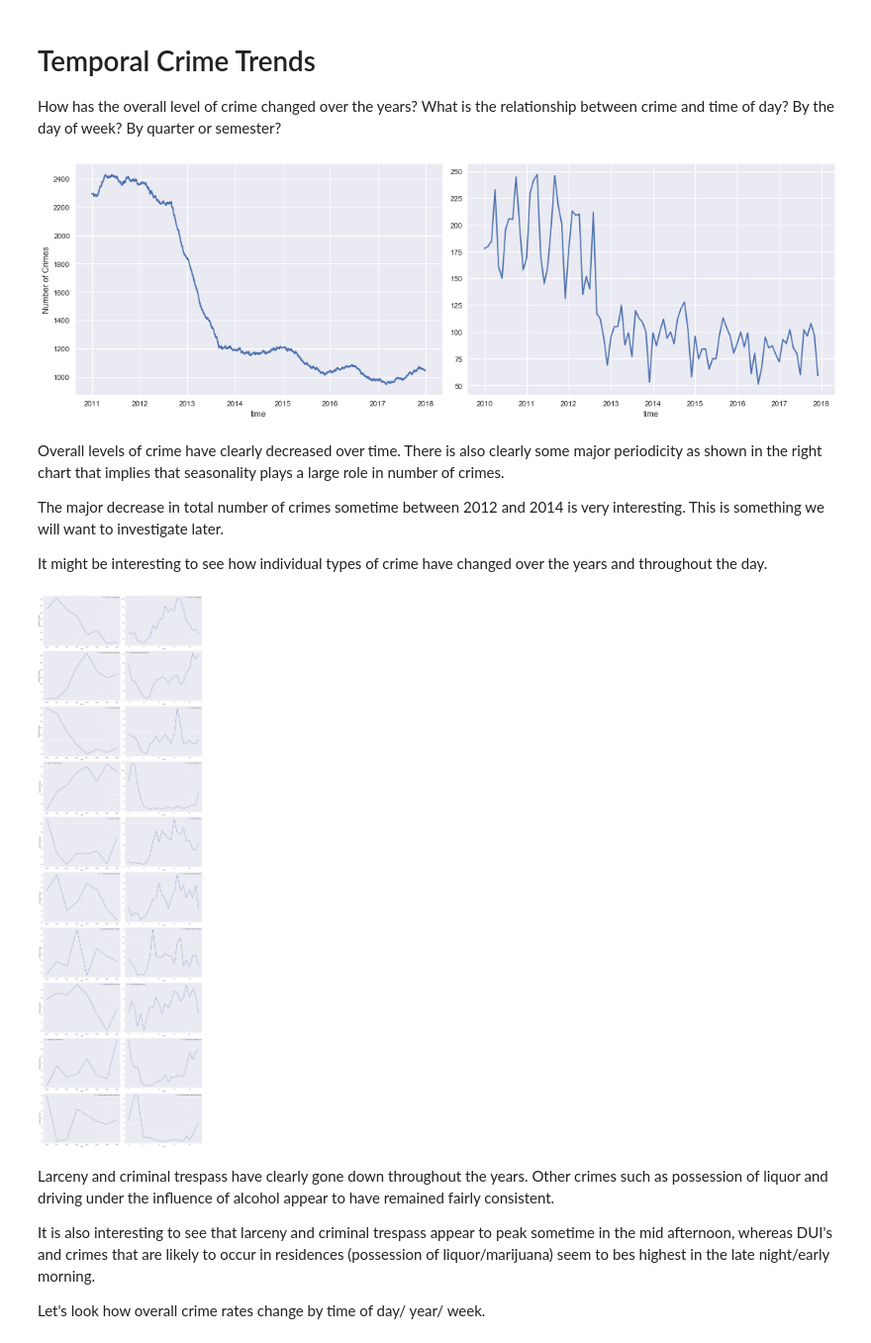
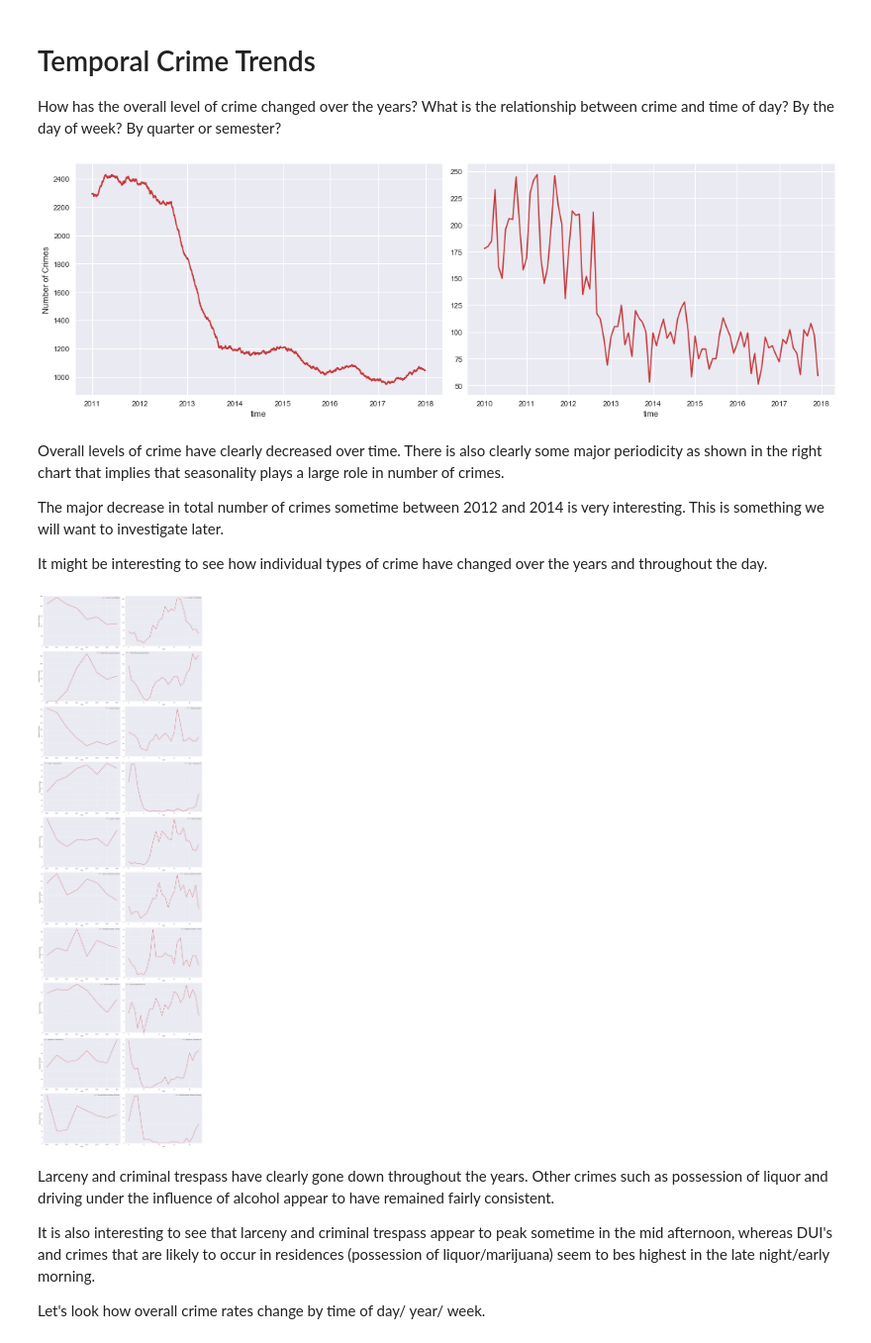
Before and after one commit to pspratling/Forecasting-Crime-around-the-Georgia-Tech-Campus, a Jupyter notebook: Project/Exploratory Data Analysis.ipynb, the cells around one changed output. Shown at 99% size. Saved outputs shown, nothing was run; the diff lists cells and outputs as text; code cells hidden in the pictures.

```diff
--- a/Project/Exploratory Data Analysis.ipynb
+++ b/Project/Exploratory Data Analysis.ipynb
@@ -6,6 +6,7 @@ import numpy as np
 import mplleaflet
 %matplotlib inline
 plt.style.use('seaborn')
+sns.set_palette(sns.color_palette("Set1", n_colors=7, desat=0.7))
 # %% [markdown]
 # Importing Data
 
@@ -79,7 +84,7 @@ ax[0].set_ylabel('Number of Crimes')
 plt.tight_layout()
 plt.show()
 # %% [output]
-[figure, old version]
+[figure, new version]
 # %% [markdown]
 Overall levels of crime have clearly decreased over time. There is also clearly some major periodicity as shown in the right chart that implies that seasonality plays a large role in number of crimes.
 
@@ -89,23 +94,25 @@ It might be interesting to see how individual types of crime have changed over t
 # %%
 fig, ax = plt.subplots(10, 2, figsize=(18,60))
 #grouping by top crimes and time
 crime_year = c.groupby(['description', 'year']).size().unstack().fillna(0)
 crime_hour = c.groupby(['description', 'hour']).size().unstack().fillna(0)
 crime_year = crime_year.loc[top_crimes]
 crime_hour = crime_hour.loc[top_crimes]
 
 #plotting each crime side-by-side:
 #left: crime trend over the year
 #right: crime trend through the day
 for i in range(10):
     crime_year.iloc[i].plot(ax=ax[i, 0], legend=True)
     crime_hour.iloc[i].plot(ax=ax[i, 1], legend=True)
+    ax[i, 0].set_ylim(ymin=0)
+    ax[i, 1].set_ylim(ymin=0)
     ax[i, 0].set_ylabel('Number of Crimes')
 
 plt.tight_layout()
 plt.show()
 # %% [output]
-[figure, old version]
+[figure, new version]
 # %% [markdown]
 Larceny and criminal trespass have clearly gone down throughout the years. Other crimes such as possession of liquor and driving under the influence of alcohol appear to have remained fairly consistent.
 
```
Also changed, not shown: parts of 19 cells of this notebook, 2 other files.
